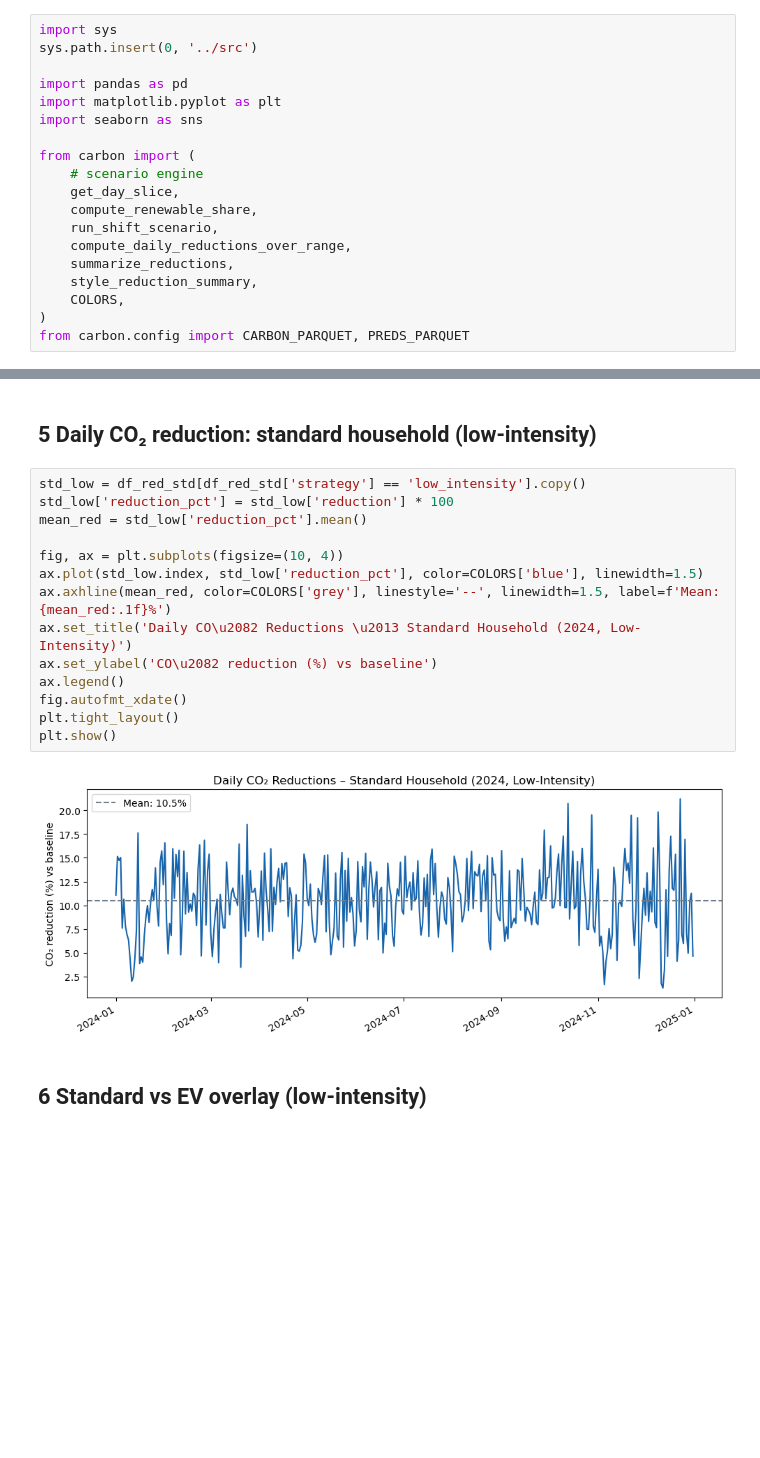
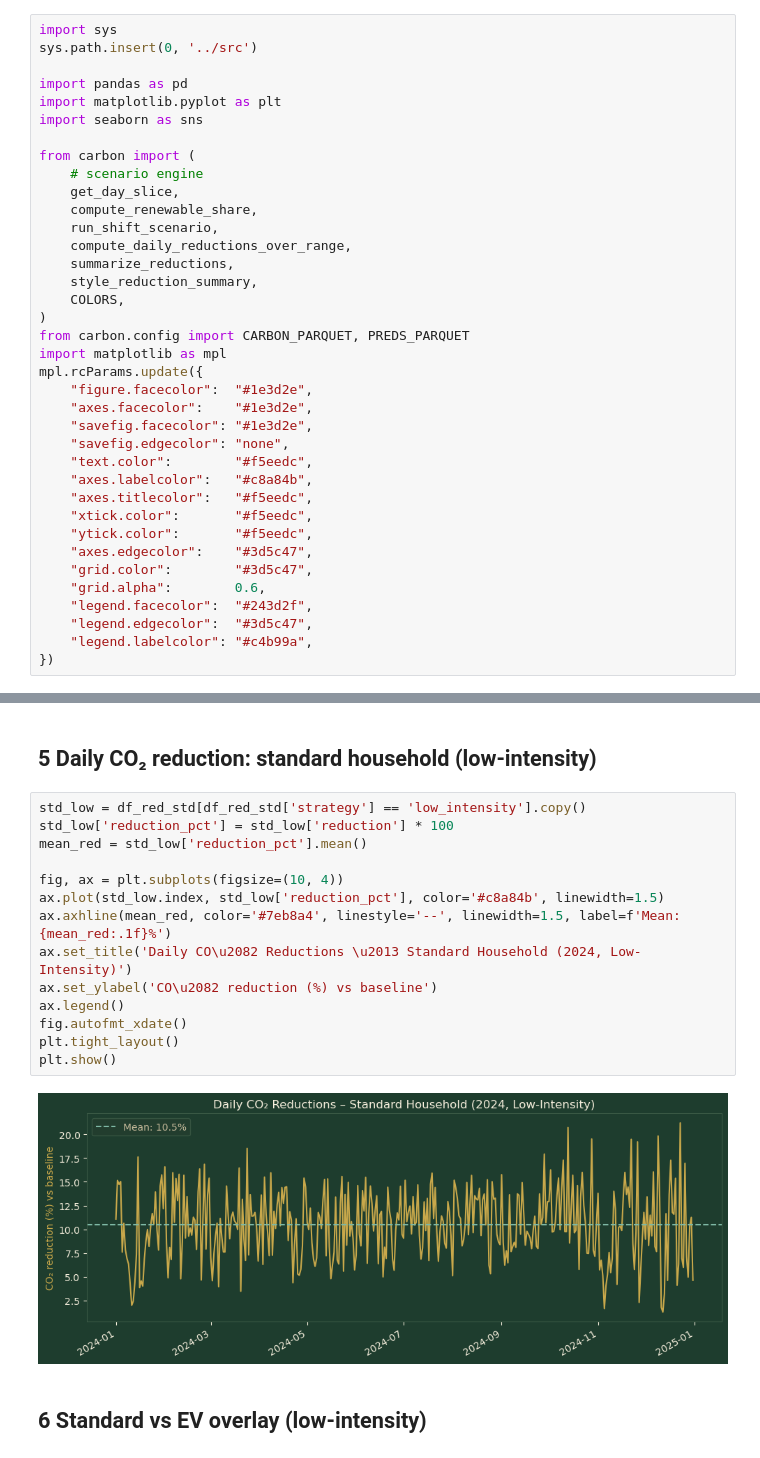
Before and after one commit to KrisN13/Forecasting-UK-Grid-Carbon-Intensity, a Jupyter notebook: notebooks/05_scenarios_and_impact.ipynb, the cells around one changed output, grey strips where cells are left out. Cells and saved outputs as stored; diff of their text form; blank space fills up the shorter version.

Commit message:
Updated charts and app to krisnoondata.com green colour scheme

```diff
--- a/notebooks/05_scenarios_and_impact.ipynb
+++ b/notebooks/05_scenarios_and_impact.ipynb
@@ -22,6 +22,24 @@ from carbon import (
     COLORS,
 )
 from carbon.config import CARBON_PARQUET, PREDS_PARQUET
+import matplotlib as mpl
+mpl.rcParams.update({
+    "figure.facecolor":  "#1e3d2e",
+    "axes.facecolor":    "#1e3d2e",
+    "savefig.facecolor": "#1e3d2e",
+    "savefig.edgecolor": "none",
+    "text.color":        "#f5eedc",
+    "axes.labelcolor":   "#c8a84b",
+    "axes.titlecolor":   "#f5eedc",
+    "xtick.color":       "#f5eedc",
+    "ytick.color":       "#f5eedc",
+    "axes.edgecolor":    "#3d5c47",
+    "grid.color":        "#3d5c47",
+    "grid.alpha":        0.6,
+    "legend.facecolor":  "#243d2f",
+    "legend.edgecolor":  "#3d5c47",
+    "legend.labelcolor": "#c4b99a",
+})
 # %% [markdown]
 ## 1 Load data
 # %%
@@ -90,19 +130,19 @@ summarize_reductions(df_red_ev)
 # %%
 std_low = df_red_std[df_red_std['strategy'] == 'low_intensity'].copy()
 std_low['reduction_pct'] = std_low['reduction'] * 100
 mean_red = std_low['reduction_pct'].mean()
 
 fig, ax = plt.subplots(figsize=(10, 4))
-ax.plot(std_low.index, std_low['reduction_pct'], color=COLORS['blue'], linewidth=1.5)
-ax.axhline(mean_red, color=COLORS['grey'], linestyle='--', linewidth=1.5, label=f'Mean: {mean_red:.1f}%')
+ax.plot(std_low.index, std_low['reduction_pct'], color='#c8a84b', linewidth=1.5)
+ax.axhline(mean_red, color='#7eb8a4', linestyle='--', linewidth=1.5, label=f'Mean: {mean_red:.1f}%')
 ax.set_title('Daily CO\u2082 Reductions \u2013 Standard Household (2024, Low-Intensity)')
 ax.set_ylabel('CO\u2082 reduction (%) vs baseline')
 ax.legend()
 fig.autofmt_xdate()
 plt.tight_layout()
 plt.show()
 # %% [output]
-[figure, old version]
+[figure, new version]
 # %% [markdown]
 ## 6 Standard vs EV overlay (low-intensity)
 # %%
```
Also changed, not shown: parts of 5 cells of this notebook, 4 other files.
